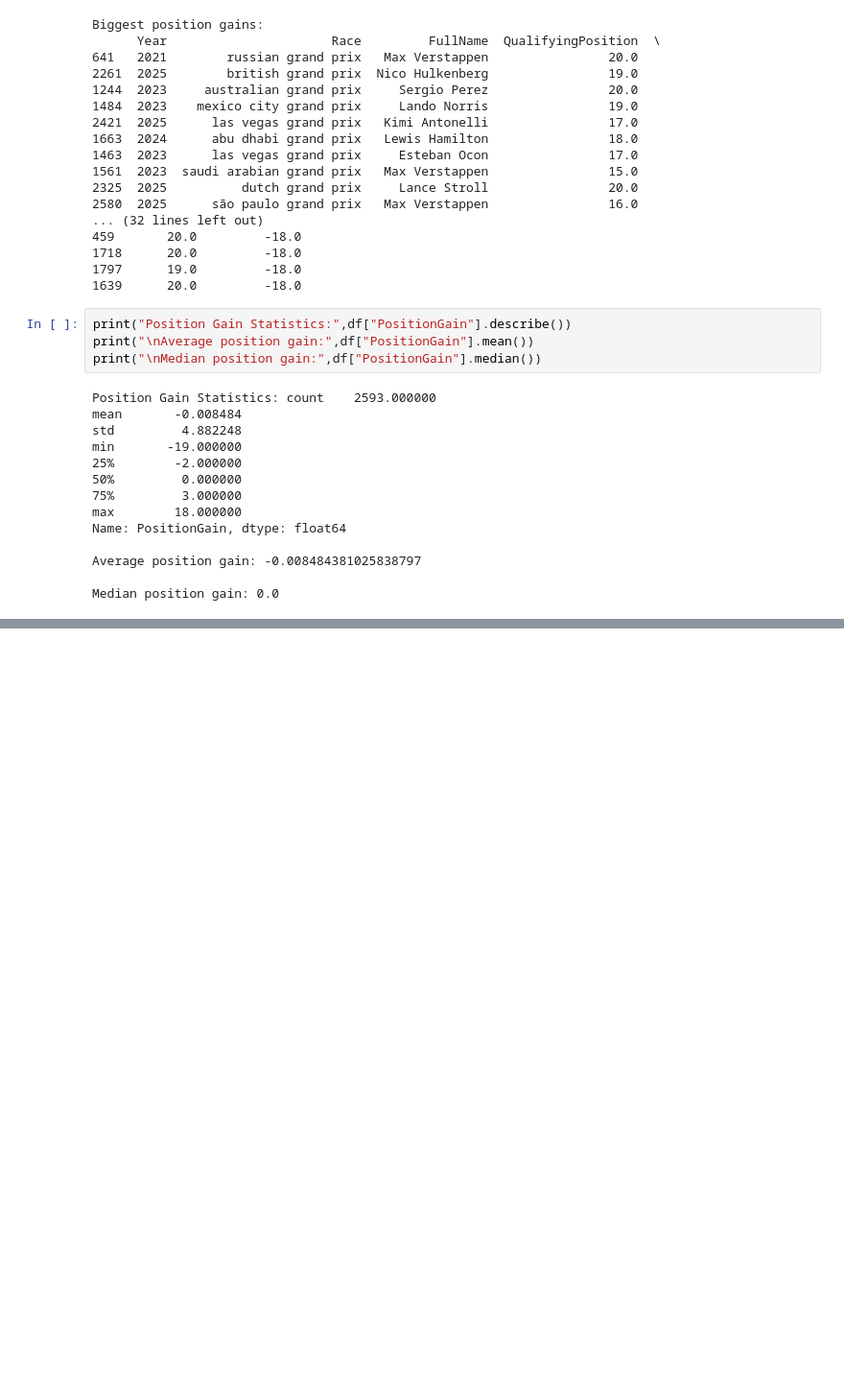
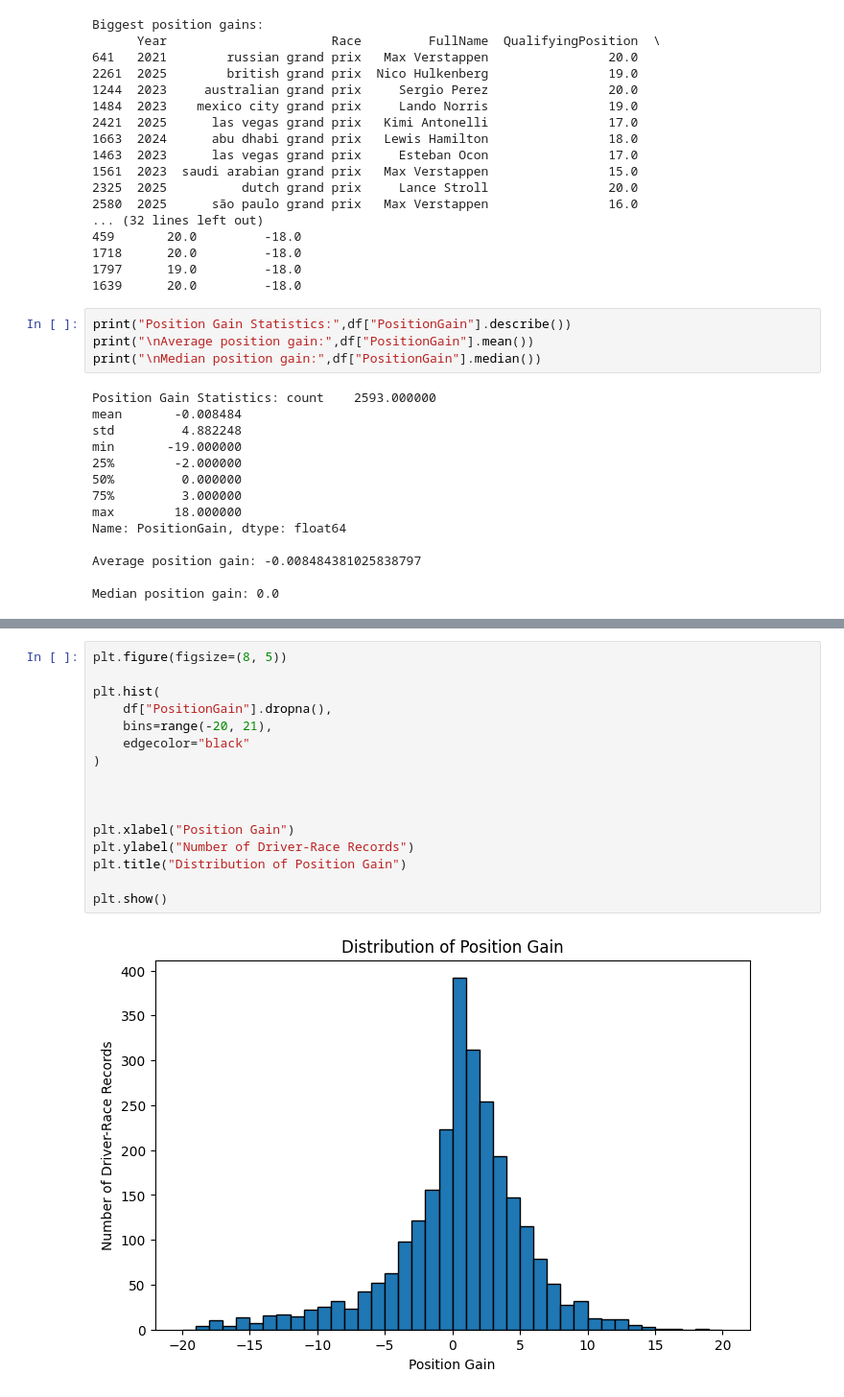
Before and after one commit to Christu-19/APEX--F1-Race-Strategy-Intelligence, a Jupyter notebook: notebooks/03_eda.ipynb, the cells around one changed output, grey strips where cells are left out. Shown at 96% size. Drawn from its saved outputs; the diff is of its cells as text; blank space fills up the shorter version.

Commit message:
Completed race strategy EDA

```diff
--- a/notebooks/03_eda.ipynb
+++ b/notebooks/03_eda.ipynb
@@ -255,0 +310,18 @@ Name: count, dtype: int64
+# %%
+plt.figure(figsize=(8, 5))
+
+plt.hist(
+    df["PositionGain"].dropna(),
+    bins=range(-20, 21),
+    edgecolor="black"
+)
+
+
+
+plt.xlabel("Position Gain")
+plt.ylabel("Number of Driver-Race Records")
+plt.title("Distribution of Position Gain")
+
+plt.show()
+# %% [output]
+[figure, added]
```
Also changed, not shown: parts of 34 cells of this notebook.
